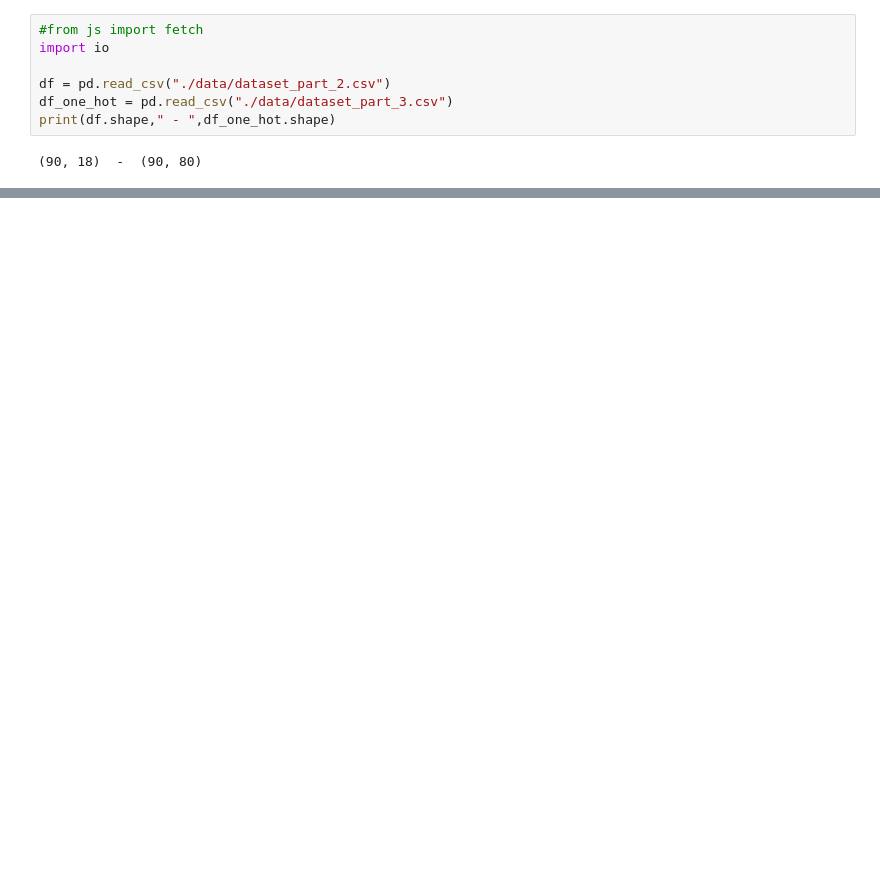
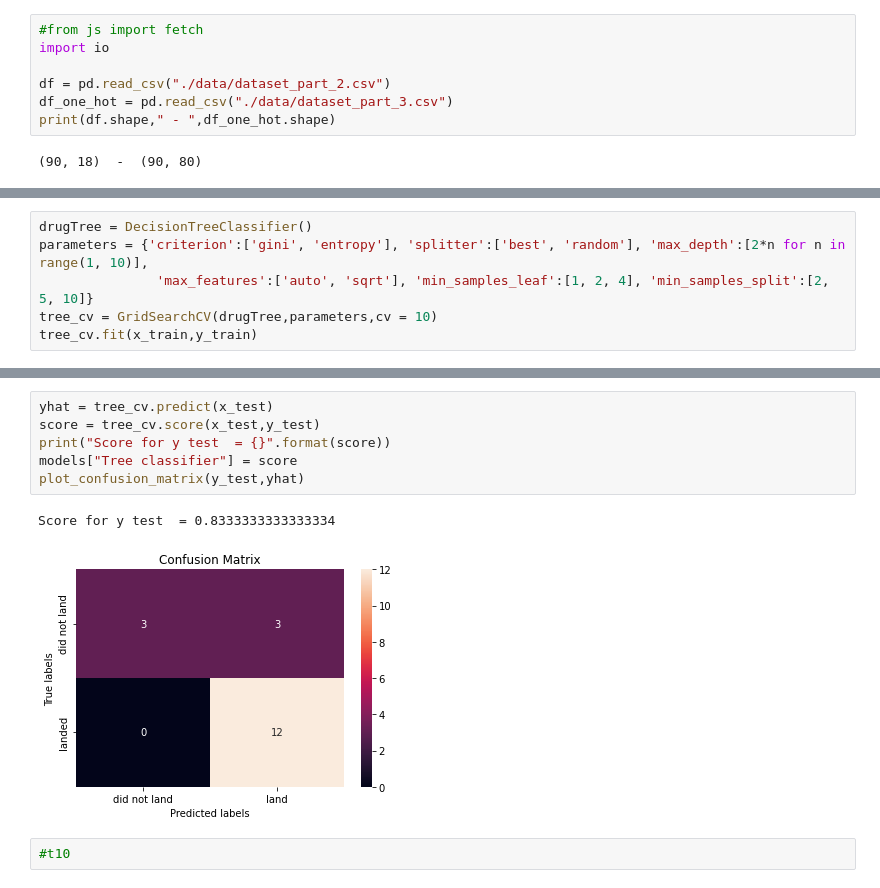
Before and after one commit to deivithamaya/space_Y, a Jupyter notebook: jupyter_notebooks/spacex_machine_learning.ipynb, the cells around one changed output, grey strips where cells are left out. Drawn from its saved outputs; the diff is of its cells as text; blank space fills up the shorter version.

```diff
--- a/jupyter_notebooks/spacex_machine_learning.ipynb
+++ b/jupyter_notebooks/spacex_machine_learning.ipynb
@@ -41,0 +162,6 @@ print(df.shape," - ",df_one_hot.shape)
+# %%
+drugTree = DecisionTreeClassifier()
+parameters = {'criterion':['gini', 'entropy'], 'splitter':['best', 'random'], 'max_depth':[2*n for n in range(1, 10)],
+               'max_features':['auto', 'sqrt'], 'min_samples_leaf':[1, 2, 4], 'min_samples_split':[2, 5, 10]}
+tree_cv = GridSearchCV(drugTree,parameters,cv = 10)
+tree_cv.fit(x_train,y_train)
@@ -41,0 +201,11 @@ print(df.shape," - ",df_one_hot.shape)
+# %%
+yhat = tree_cv.predict(x_test)
+score = tree_cv.score(x_test,y_test)
+print("Score for y test  = {}".format(score))
+models["Tree classifier"] = score
+plot_confusion_matrix(y_test,yhat)
+# %% [output]
+Score for y test  = 0.8333333333333334
+[figure, added]
+# %%
+#t10
```
Also changed, not shown: parts of 28 cells of this notebook.
